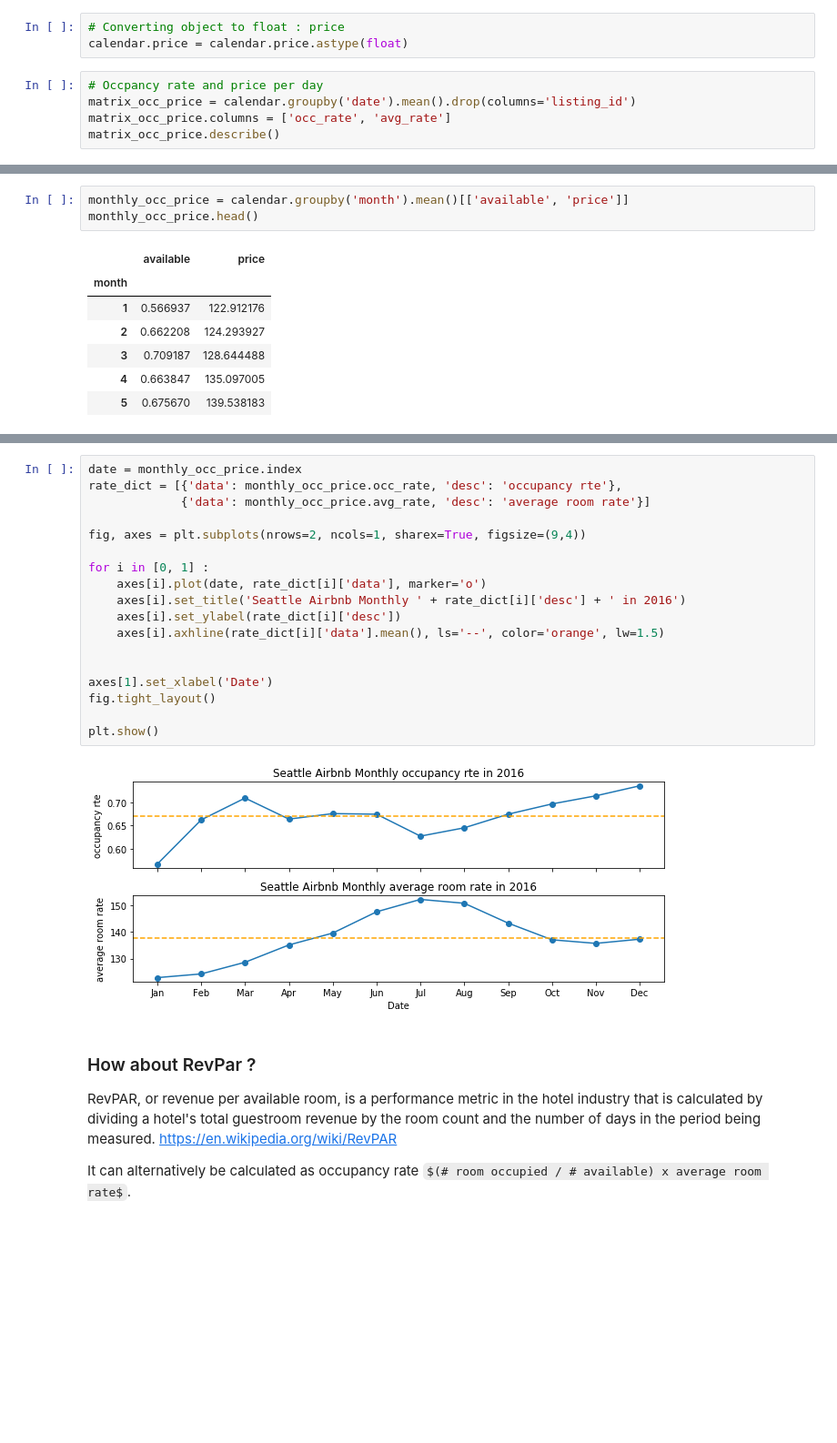
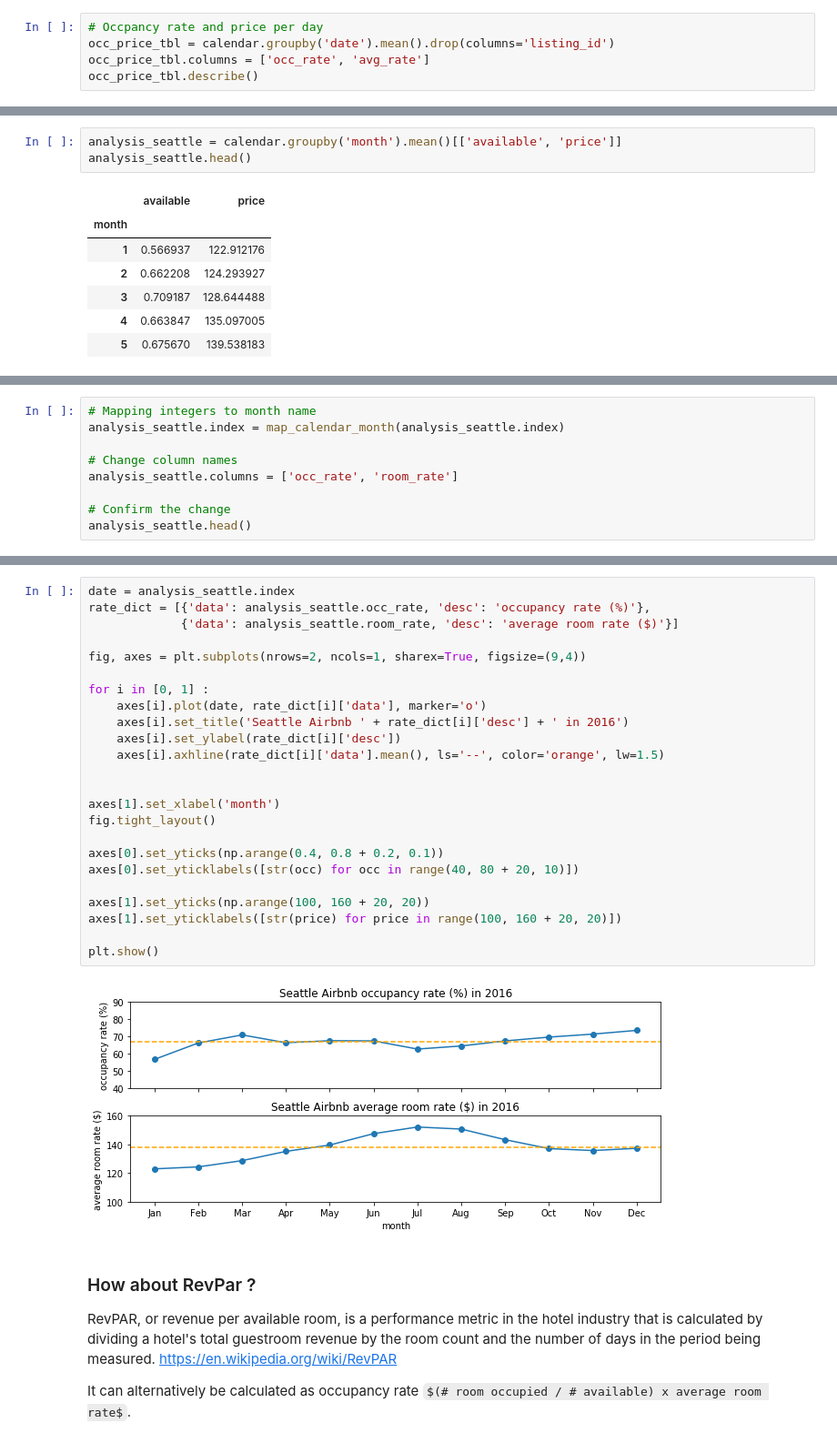
Before and after one commit to jasonsuk/ds-airbnb, a Jupyter notebook: analysis.ipynb, the cells around one changed output, grey strips where cells are left out. Shown at 91% size. Saved outputs shown, nothing was run; the diff lists cells and outputs as text; some formulas as TeX source; blank space fills up the shorter version.

```diff
--- a/analysis.ipynb
+++ b/analysis.ipynb
@@ -209,11 +217,8 @@ for old, new in rep.items() :
-# %%
-# Converting object to float : price
-calendar.price = calendar.price.astype(float)
 # %%
 # Occpancy rate and price per day
-matrix_occ_price = calendar.groupby('date').mean().drop(columns='listing_id')
-matrix_occ_price.columns = ['occ_rate', 'avg_rate']
-matrix_occ_price.describe()
+occ_price_tbl = calendar.groupby('date').mean().drop(columns='listing_id')
+occ_price_tbl.columns = ['occ_rate', 'avg_rate']
+occ_price_tbl.describe()
 # %% [output]
 |  | occ_rate | avg_rate |
 | count | 365.000000 | 365.000000 |
@@ -277,8 +270,8 @@ The above codes take too much time, which will be improved for any later use.
 ### Occupancy rate and average room rate in 2016
 AirBnb Seattle
 # %%
-monthly_occ_price = calendar.groupby('month').mean()[['available', 'price']]
-monthly_occ_price.head()
+analysis_seattle = calendar.groupby('month').mean()[['available', 'price']]
+analysis_seattle.head()
 # %% [output]
 |  | available | price |
 | month |  |  |
@@ -308,0 +283,9 @@ monthly_occ_price.describe()
+# %%
+# Mapping integers to month name
+analysis_seattle.index = map_calendar_month(analysis_seattle.index)
+
+# Change column names
+analysis_seattle.columns = ['occ_rate', 'room_rate']
+
+# Confirm the change
+analysis_seattle.head()
@@ -309,23 +300,29 @@ monthly_occ_price.describe()
 # %%
-date = monthly_occ_price.index
-rate_dict = [{'data': monthly_occ_price.occ_rate, 'desc': 'occupancy rte'},
-             {'data': monthly_occ_price.avg_rate, 'desc': 'average room rate'}]
+date = analysis_seattle.index
+rate_dict = [{'data': analysis_seattle.occ_rate, 'desc': 'occupancy rate (%)'},
+             {'data': analysis_seattle.room_rate, 'desc': 'average room rate ($)'}]
 
 fig, axes = plt.subplots(nrows=2, ncols=1, sharex=True, figsize=(9,4))
 
 for i in [0, 1] :
     axes[i].plot(date, rate_dict[i]['data'], marker='o')
-    axes[i].set_title('Seattle Airbnb Monthly ' + rate_dict[i]['desc'] + ' in 2016')
+    axes[i].set_title('Seattle Airbnb ' + rate_dict[i]['desc'] + ' in 2016')
     axes[i].set_ylabel(rate_dict[i]['desc'])
     axes[i].axhline(rate_dict[i]['data'].mean(), ls='--', color='orange', lw=1.5)
 
 
-axes[1].set_xlabel('Date')
+axes[1].set_xlabel('month')
 fig.tight_layout()
 
+axes[0].set_yticks(np.arange(0.4, 0.8 + 0.2, 0.1))
+axes[0].set_yticklabels([str(occ) for occ in range(40, 80 + 20, 10)])
+
+axes[1].set_yticks(np.arange(100, 160 + 20, 20))
+axes[1].set_yticklabels([str(price) for price in range(100, 160 + 20, 20)])
+
 plt.show()
 # %% [output]
-[figure, old version]
+[figure, new version]
 # %% [markdown]
 ### How about RevPar ?
 
```
Also changed, not shown: parts of 37 cells of this notebook.
